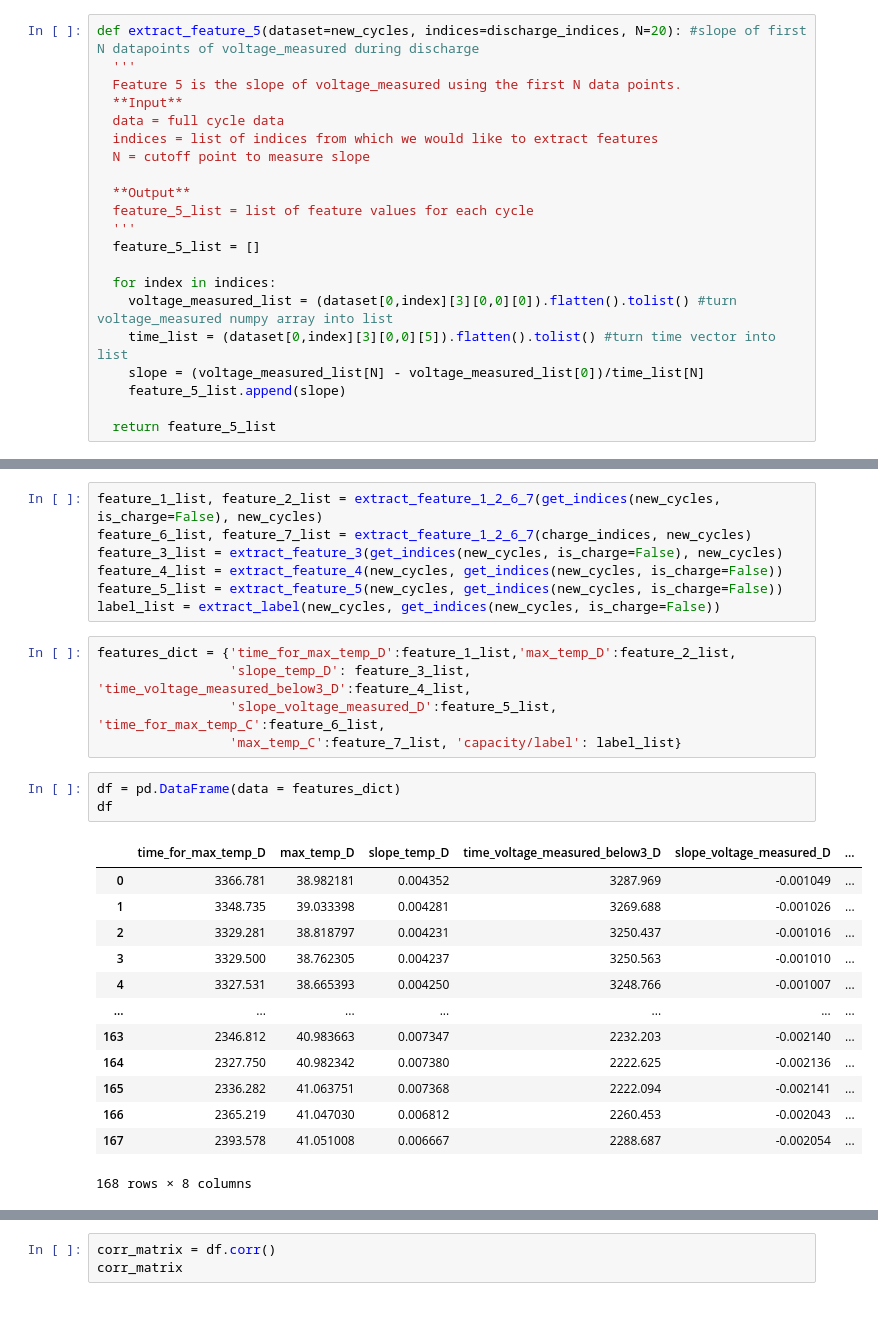
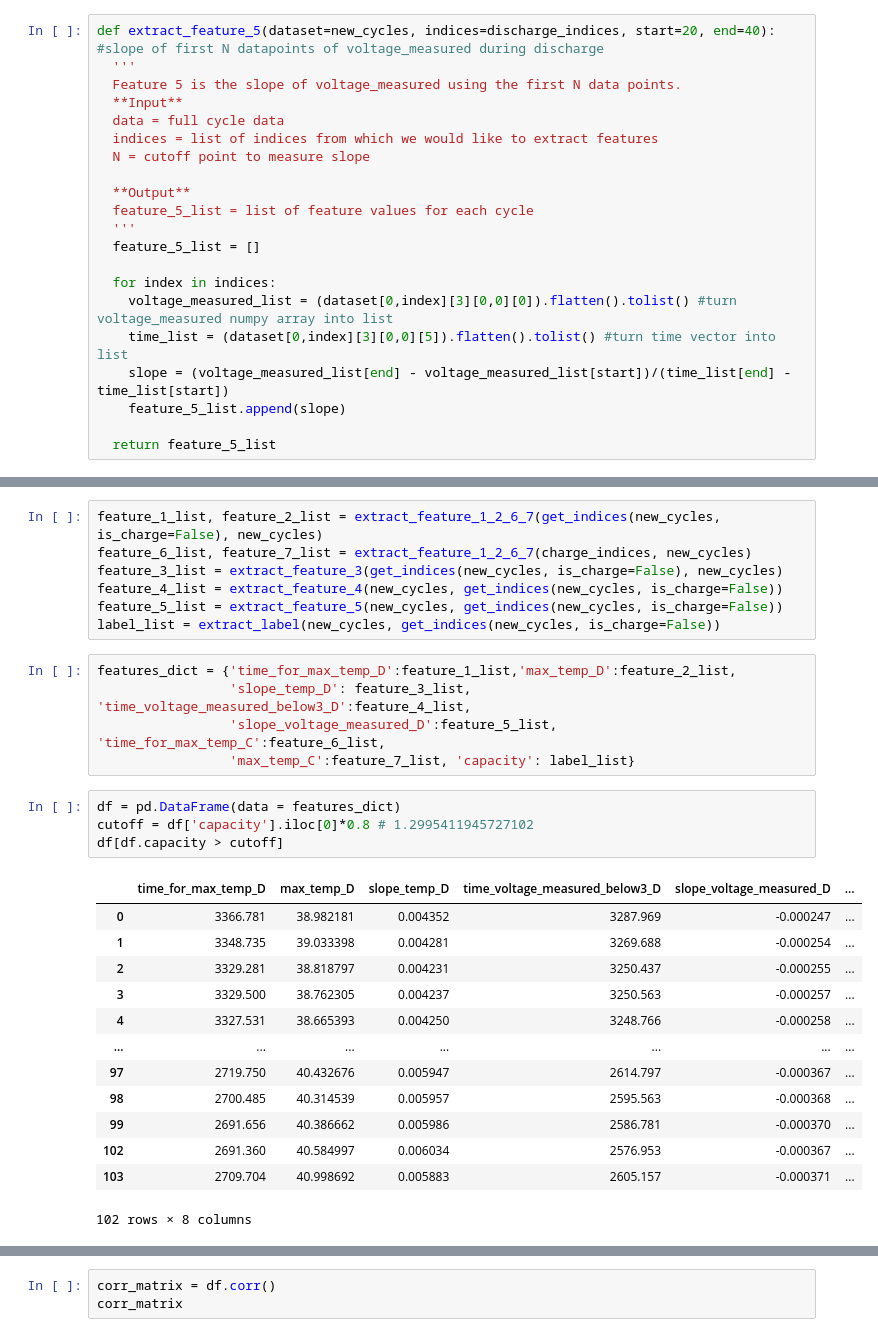
Before and after one commit to natskiu/Nasa-Battery, a Jupyter notebook: Data_Visualisation.ipynb, the cells around one changed output, grey strips where cells are left out. Cells and saved outputs as stored; diff of their text form.

```diff
--- a/Data_Visualisation.ipynb
+++ b/Data_Visualisation.ipynb
@@ -209,7 +248,7 @@ def extract_feature_4(dataset=new_cycles, indices=discharge_indices, threshold=5
 
   return feature_4_list
 # %%
-def extract_feature_5(dataset=new_cycles, indices=discharge_indices, N=20): #slope of first N datapoints of voltage_measured during discharge
+def extract_feature_5(dataset=new_cycles, indices=discharge_indices, start=20, end=40): #slope of first N datapoints of voltage_measured during discharge
   '''
   Feature 5 is the slope of voltage_measured using the first N data points.
   **Input**
@@ -225,7 +264,7 @@ def extract_feature_5(dataset=new_cycles, indices=discharge_indices, N=20): #slo
   for index in indices:
     voltage_measured_list = (dataset[0,index][3][0,0][0]).flatten().tolist() #turn voltage_measured numpy array into list
     time_list = (dataset[0,index][3][0,0][5]).flatten().tolist() #turn time vector into list
-    slope = (voltage_measured_list[N] - voltage_measured_list[0])/time_list[N]
+    slope = (voltage_measured_list[end] - voltage_measured_list[start])/(time_list[end] - time_list[start])
     feature_5_list.append(slope)
 
   return feature_5_list
@@ -247,24 +288,25 @@ label_list = extract_label(new_cycles, get_indices(new_cycles, is_charge=False))
 features_dict = {'time_for_max_temp_D':feature_1_list,'max_temp_D':feature_2_list,
                  'slope_temp_D': feature_3_list, 'time_voltage_measured_below3_D':feature_4_list,
                  'slope_voltage_measured_D':feature_5_list, 'time_for_max_temp_C':feature_6_list,
-                 'max_temp_C':feature_7_list, 'capacity/label': label_list}
+                 'max_temp_C':feature_7_list, 'capacity': label_list}
 # %%
 df = pd.DataFrame(data = features_dict)
-df
+cutoff = df['capacity'].iloc[0]*0.8 # 1.2995411945727102
+df[df.capacity > cutoff]
 # %% [output]
 |  | time_for_max_temp_D | max_temp_D | slope_temp_D | time_voltage_measured_below3_D | slope_voltage_measured_D | ... |
-| 0 | 3366.781 | 38.982181 | 0.004352 | 3287.969 | -0.001049 | ... |
-| 1 | 3348.735 | 39.033398 | 0.004281 | 3269.688 | -0.001026 | ... |
-| 2 | 3329.281 | 38.818797 | 0.004231 | 3250.437 | -0.001016 | ... |
-| 3 | 3329.500 | 38.762305 | 0.004237 | 3250.563 | -0.001010 | ... |
-| 4 | 3327.531 | 38.665393 | 0.004250 | 3248.766 | -0.001007 | ... |
+| 0 | 3366.781 | 38.982181 | 0.004352 | 3287.969 | -0.000247 | ... |
+| 1 | 3348.735 | 39.033398 | 0.004281 | 3269.688 | -0.000254 | ... |
+| 2 | 3329.281 | 38.818797 | 0.004231 | 3250.437 | -0.000255 | ... |
+| 3 | 3329.500 | 38.762305 | 0.004237 | 3250.563 | -0.000257 | ... |
+| 4 | 3327.531 | 38.665393 | 0.004250 | 3248.766 | -0.000258 | ... |
 | ... | ... | ... | ... | ... | ... | ... |
-| 163 | 2346.812 | 40.983663 | 0.007347 | 2232.203 | -0.002140 | ... |
-| 164 | 2327.750 | 40.982342 | 0.007380 | 2222.625 | -0.002136 | ... |
-| 165 | 2336.282 | 41.063751 | 0.007368 | 2222.094 | -0.002141 | ... |
-| 166 | 2365.219 | 41.047030 | 0.006812 | 2260.453 | -0.002043 | ... |
-| 167 | 2393.578 | 41.051008 | 0.006667 | 2288.687 | -0.002054 | ... |
+| 97 | 2719.750 | 40.432676 | 0.005947 | 2614.797 | -0.000367 | ... |
+| 98 | 2700.485 | 40.314539 | 0.005957 | 2595.563 | -0.000368 | ... |
+| 99 | 2691.656 | 40.386662 | 0.005986 | 2586.781 | -0.000370 | ... |
+| 102 | 2691.360 | 40.584997 | 0.006034 | 2576.953 | -0.000367 | ... |
+| 103 | 2709.704 | 40.998692 | 0.005883 | 2605.157 | -0.000371 | ... |
-168 rows × 8 columns
+102 rows × 8 columns
 # %%
 df.describe()
 # %% [output]
```
Also changed, not shown: parts of 20 cells of this notebook.
